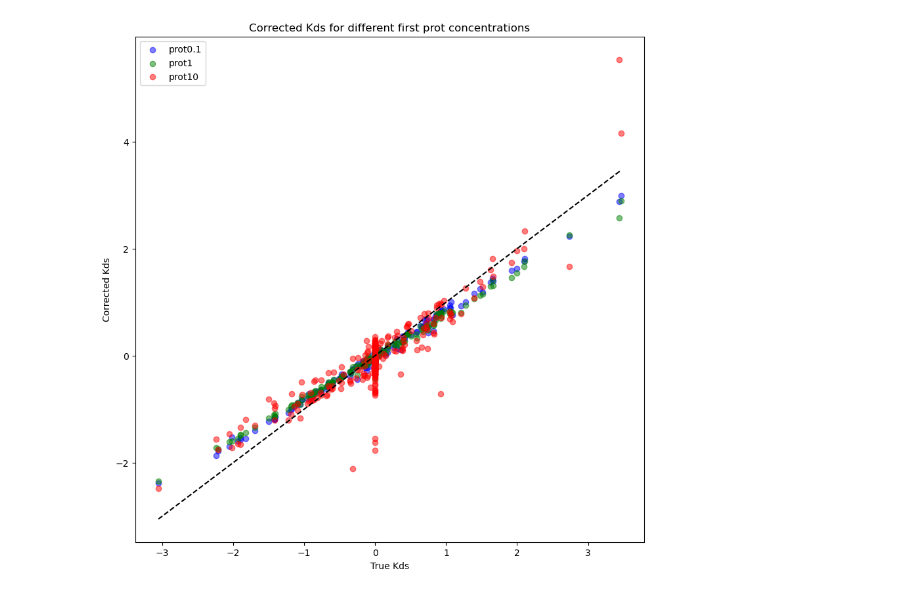
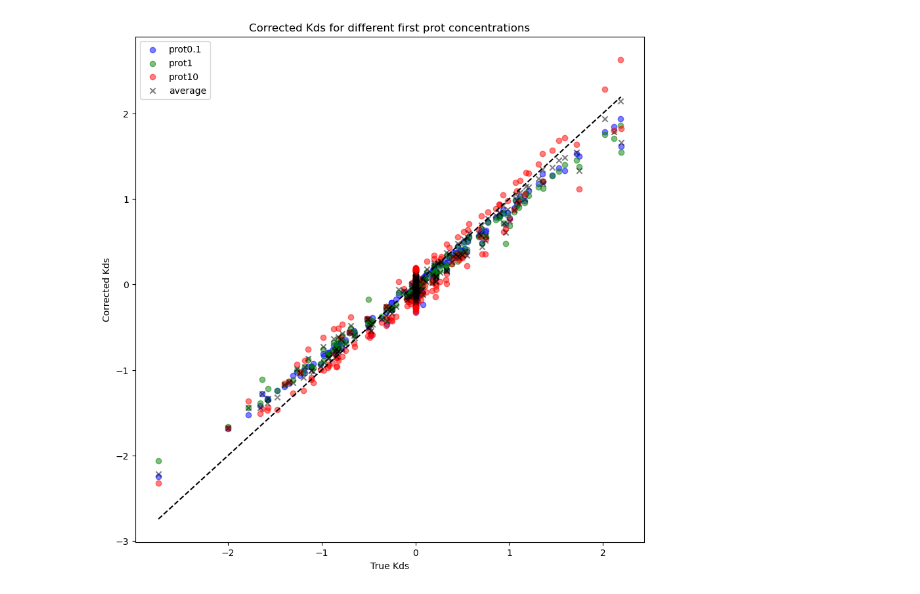
Before and after one commit to JoshuaGensel/dmMIME_correction, a Jupyter notebook: src/testing.ipynb, the cells around one changed output. Cells and saved outputs as stored; diff of their text form; code cells hidden in the pictures.

Commit message:
new data set and only mutant background

```diff
--- a/src/testing.ipynb
+++ b/src/testing.ipynb
@@ -3,7 +3,7 @@ import MIME_correction
 import numpy as np
 import matplotlib.pyplot as plt
 # %%
-simulation_path = "/home/user/data_directory/MIME_sim_data/no_epistasis/"
+simulation_path = "/home/user/data_directory/MIME_sim_data/no_epi_high_species/"
 # %%
 corrected_01, inferred_01, true_01 = MIME_correction.correct_Kds(simulation_path +'/prot0.1')
 corrected_1, inferred_1, true_1 = MIME_correction.correct_Kds(simulation_path +'/prot1')
@@ -207,16 +207,21 @@ difference between squared error for mean of inferred Kds and corrected Kds
 # %%
 # plot corrected Kds for all 3 first prot concentrations
+mean_corrected_01 = np.mean([np.log(corrected_01_01), np.log(corrected_01_1), np.log(corrected_01_10)], axis=0)
+mean_corrected_1 = np.mean([np.log(corrected_1_01), np.log(corrected_1_1), np.log(corrected_1_10)], axis=0)
+mean_corrected_10 = np.mean([np.log(corrected_10_01), np.log(corrected_10_1), np.log(corrected_10_10)], axis=0)
 plt.figure(figsize=(10, 10))
-plt.scatter(np.log(true_01), np.mean([np.log(corrected_01_01), np.log(corrected_01_1), np.log(corrected_01_10)], axis=0), label='prot0.1', color='blue', alpha=0.5)
-plt.scatter(np.log(true_01), np.mean([np.log(corrected_1_01), np.log(corrected_1_1), np.log(corrected_1_10)], axis=0), label='prot1', color='green', alpha=0.5)
-plt.scatter(np.log(true_01), np.mean([np.log(corrected_10_01), np.log(corrected_10_1), np.log(corrected_10_10)], axis=0), label='prot10', color='red', alpha=0.5)
+plt.scatter(np.log(true_01), mean_corrected_01, label='prot0.1', color='blue', alpha=0.5)
+plt.scatter(np.log(true_01), mean_corrected_1, label='prot1', color='green', alpha=0.5)
+plt.scatter(np.log(true_01), mean_corrected_10, label='prot10', color='red', alpha=0.5)
+# also plot the average of the 3 corrected Kds
+plt.scatter(np.log(true_01), np.mean([mean_corrected_01, mean_corrected_1, mean_corrected_10], axis=0), label='average', color='black', alpha=0.5, marker='x')
 x = np.linspace(np.min(np.log(true_01)), np.max(np.log(true_01)), 100)
 y = x
 plt.plot(x, y, color='black', linestyle='--')
 plt.xlabel('True Kds')
 plt.ylabel('Corrected Kds')
 plt.legend()
 plt.title('Corrected Kds for different first prot concentrations')
 plt.show()
 # %% [output]
-[figure, old version]
+[figure, new version]
```
Also changed, not shown: parts of 8 cells of this notebook, 3 other files.
